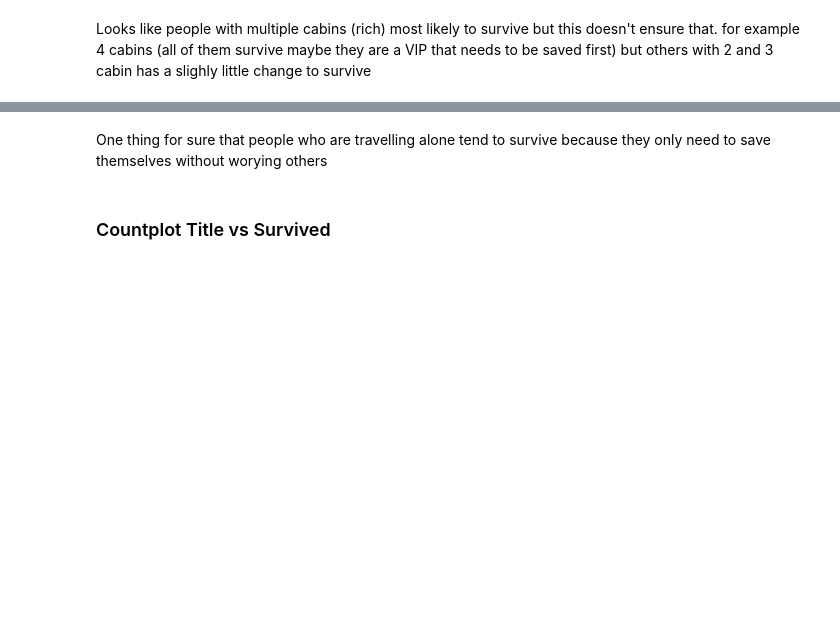
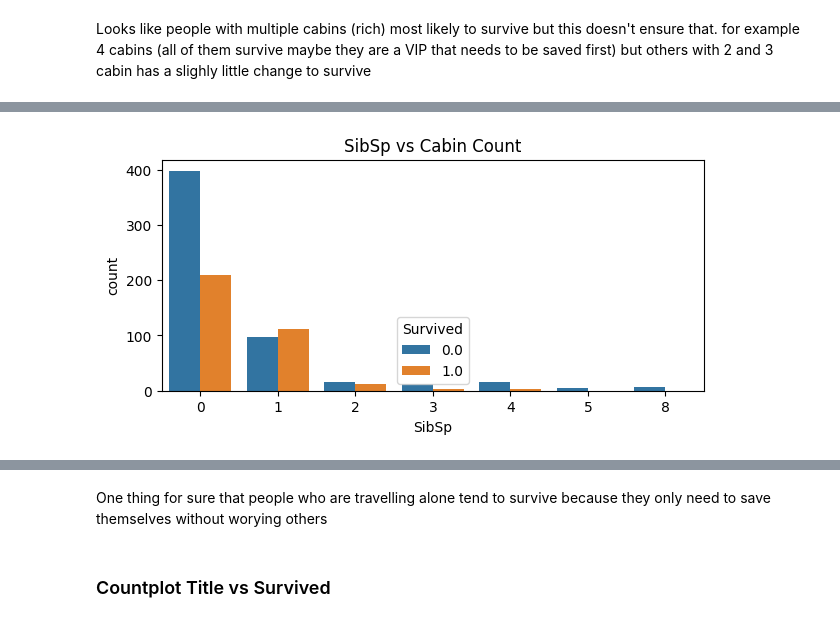
Before and after one commit to marcellinus-witarsah/titanic-survival-modelll, a Jupyter notebook: titanic-survival-model-notebook.ipynb, the cells around one changed output, grey strips where cells are left out. Saved outputs shown, nothing was run; the diff lists cells and outputs as text; code cells hidden in the pictures; blank space fills up the shorter version.

```diff
--- a/titanic-survival-model-notebook.ipynb
+++ b/titanic-survival-model-notebook.ipynb
@@ -805,6 +885,8 @@ Looks like people with multiple cabins (rich) most likely to survive but this do
 # %%
-plt.figure(figsize=[10,8])
-plt.title('Survived vs Cabin Count')
-sns.countplot(x='Parch', data=titanic_all, hue='Survived')
+plt.figure(figsize=(7, 3))
+plt.title('SibSp vs Cabin Count')
+sns.countplot(x='SibSp', data=titanic_all, hue='Survived')
 plt.show()
+# %% [output]
+[figure, added]
 # %%
```
Also changed, not shown: parts of 28 cells of this notebook.
